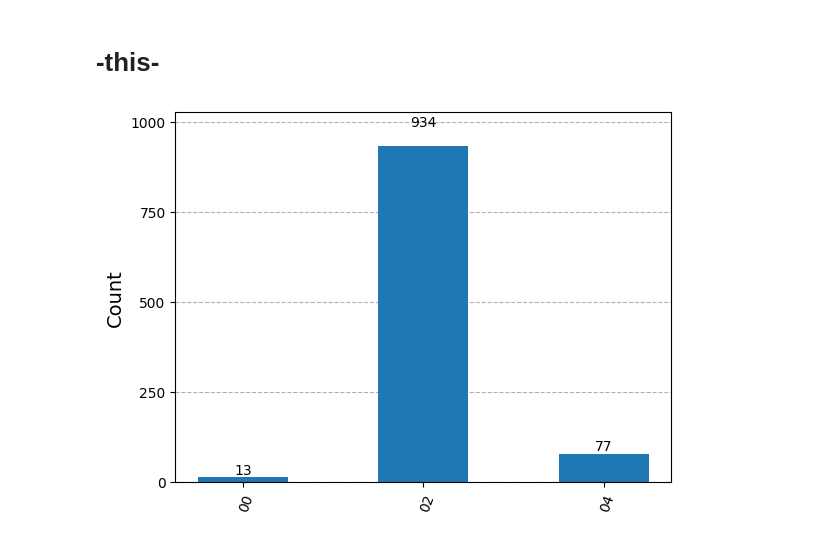
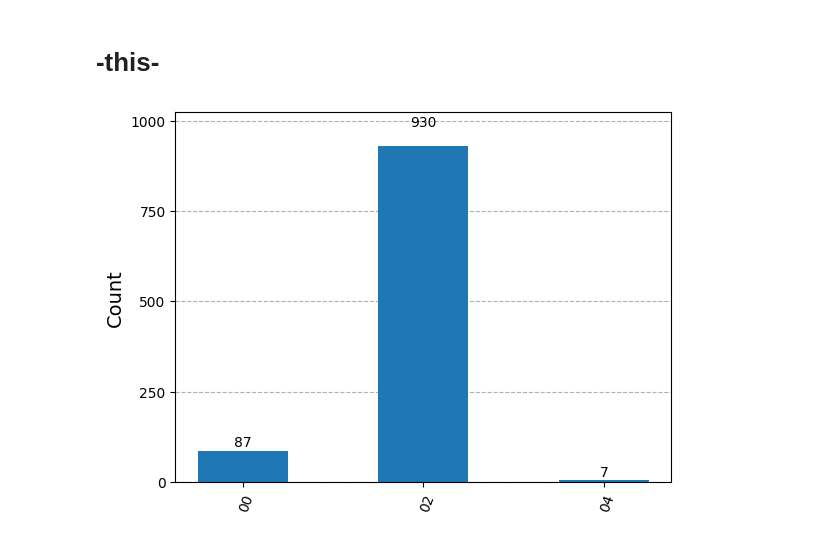
Before and after one commit to BenjaminBurghouwt/exploring-bosonic-qiskit-qec, a Jupyter notebook: src/bosonic_error_correction.ipynb, the cells around one changed output. Saved outputs shown, nothing was run; the diff lists cells and outputs as text; code cells hidden in the pictures.

```diff
--- a/src/bosonic_error_correction.ipynb
+++ b/src/bosonic_error_correction.ipynb
@@ -179,35 +181,35 @@ def do_error_correction(circuit):
     circuit.measure(anc[0], cr[0])
 
     kt_dur = circuit_delay # time since previous error correction
-    kt = photon_loss_rate * (kt_dur + 3)
+    kt = photon_loss_rate * (kt_dur + 0.01)
 
     with circuit.if_test((cr[0], 1), label='Recovery operator') as else_:
         circuit.cv_gate_from_matrix(u_odd, qmr[0], duration=0.1, unit="ns")
         circuit.reset(anc[0])
     with else_:
         circuit.cv_gate_from_matrix(u_even(kt), qmr[0], duration=0.1, unit="ns")
 
 
 # initialise ancilla qubit in even |0> or odd |1> state
 circuit.initialize(0, anc[0])
-# initialise qumode in Fock state even or odd
+# initialise qumode in Fock state
 circuit.cv_initialize(2, qmr[0])
 
 # apply a delay to illustrate the effect of photon loss
 circuit.cv_delay(duration=circuit_delay, unit=time_unit, qumode=qmr[0])
 
 # apply error correction
 do_error_correction(circuit)
 
 noise_pass = c2qa.kraus.PhotonLossNoisePass(photon_loss_rates=photon_loss_rate, circuit=circuit, time_unit=time_unit)
 
 # to see the loss and correction, add measurements and count up the results
 circuit.cv_measure(qmr[0], cr)
 
 # circuit.draw('mpl')
 
 counts = c2qa.util.simulate(circuit, noise_passes=noise_pass)[2] # returns a tuple of state, result, fock_counts
 
-visualization.plot_histogram(counts)o
+visualization.plot_histogram(counts)
 # %% [output]
-[figure, old version]
+[figure, new version]
```
Also changed, not shown: parts of 5 cells of this notebook.
